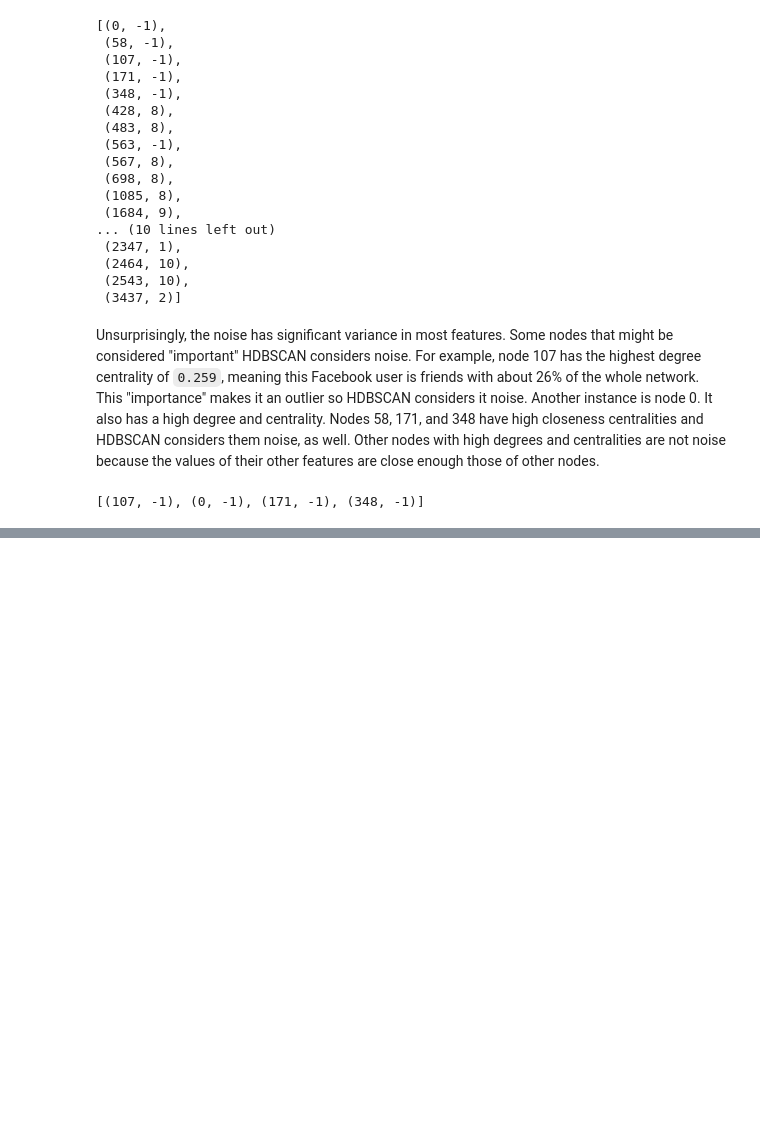
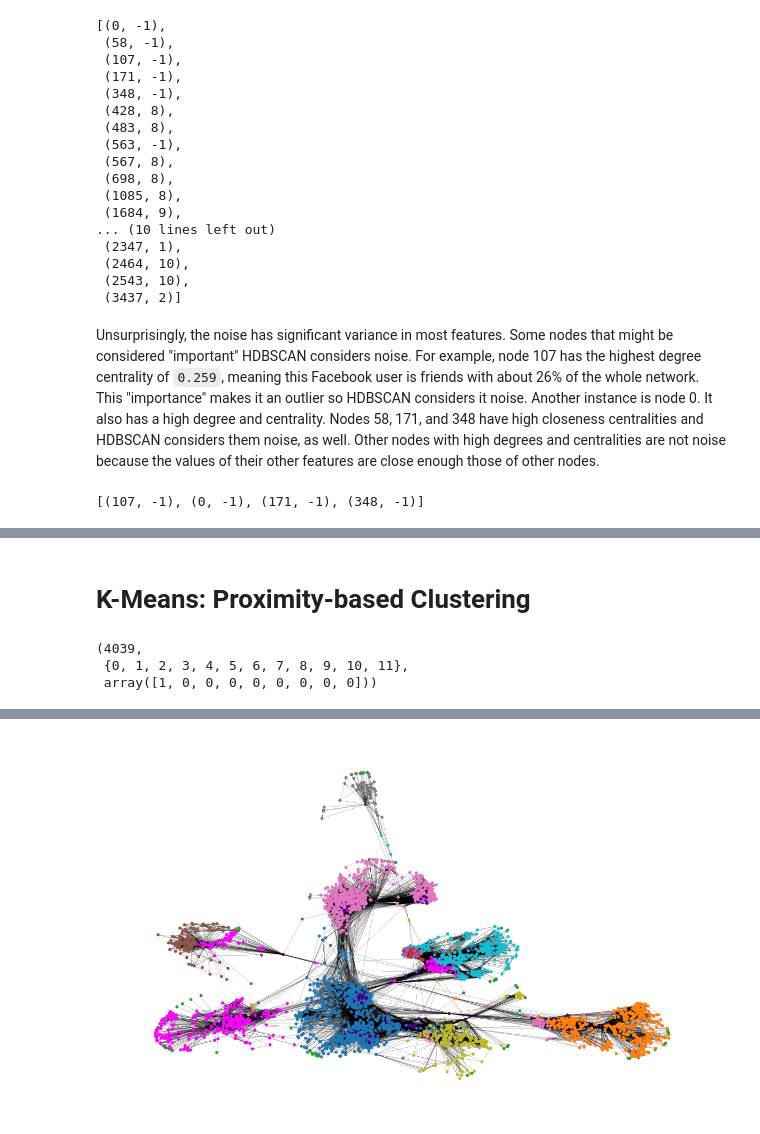
Before and after one commit to Tenchumaru/notebooks, a Jupyter notebook: Understanding Networks through Clustering.ipynb, the cells around one changed output, grey strips where cells are left out. Saved outputs shown, nothing was run; the diff lists cells and outputs as text; code cells hidden in the pictures; blank space fills up the shorter version.

Commit message:
Add K-means clustering

````diff
--- a/Understanding Networks through Clustering.ipynb
+++ b/Understanding Networks through Clustering.ipynb
@@ -185,9 +190,9 @@ core_dist_n_jobs=4
 cluster_selection_method='eom'
 ```
 # %%
-clusterer = hdbscan.HDBSCAN()
-clusterer.fit(X)
-len(set(clusterer.labels_)), len([l for l in clusterer.labels_ if l < 0])
+hdbscan = HDBSCAN()
+hdbscan.fit(X)
+len(set(hdbscan.labels_)), ilen(l for l in hdbscan.labels_ if l < 0)
 # %% [output]
 (131, 891)
 # %%
@@ -209,11 +214,11 @@ print(*g, sep='\n')
 (90, 12, 339)
 (100, 12, 339)
 # %%
-clusterer = hdbscan.HDBSCAN(min_cluster_size=80, min_samples=1)
-clusterer.fit(X)
-clusters_to_nodes = tuple((c, i) for i, c in enumerate(clusterer.labels_))
-nodes_to_clusters = {i: c for i, c in enumerate(clusterer.labels_)}
-len(set(clusterer.labels_)),clusters_to_nodes[:9],sorted(clusters_to_nodes)[:6]
+hdbscan = HDBSCAN(min_cluster_size=80, min_samples=1)
+hdbscan.fit(X)
+clusters_to_nodes = tuple((c, i) for i, c in enumerate(hdbscan.labels_))
+nodes_to_clusters = {i: c for i, c in enumerate(hdbscan.labels_)}
+len(set(hdbscan.labels_)),clusters_to_nodes[:9],sorted(clusters_to_nodes)[:6]
 # %% [output]
 (12,
  ((-1, 0), (4, 1), (4, 2), (4, 3), (4, 4), (4, 5), (4, 6), (4, 7), (4, 8)),
@@ -352 +357,23 @@ graph visualization took 19.8 seconds
 [figure]
+# %% [markdown]
+# K-Means: Proximity-based Clustering
+# %%
+kmeans = KMeans(n_clusters=12,
+                n_init='auto',
+                random_state=9)
+kmeans.fit(X)
+len(kmeans.labels_), set(kmeans.labels_), (kmeans.labels_)[:9]
+# %% [output]
+(4039,
+ {0, 1, 2, 3, 4, 5, 6, 7, 8, 9, 10, 11},
+ array([1, 0, 0, 0, 0, 0, 0, 0, 0]))
+# %%
+begin_at = datetime.now()
+colors = [mc.to_rgb('fuchsia'), mc.to_rgb('indigo')] + list(mc.TABLEAU_COLORS.values())
+node_colors = [colors[c] for c in kmeans.labels_]
+mp.figure(figsize=(15, 9))
+mp.axis("off")
+pos = nx.spring_layout(G, iterations=24, seed=9)
+nx.draw_networkx(G, pos=pos, node_size=10, with_labels=False, width=0.15, node_color=node_colors)
+_ = mark_time('graph visualization', begin_at)
+# %% [output]
@@ -352,0 +381 @@ graph visualization took 19.8 seconds
+[figure, added]
````
Also changed, not shown: parts of 8 cells of this notebook.
